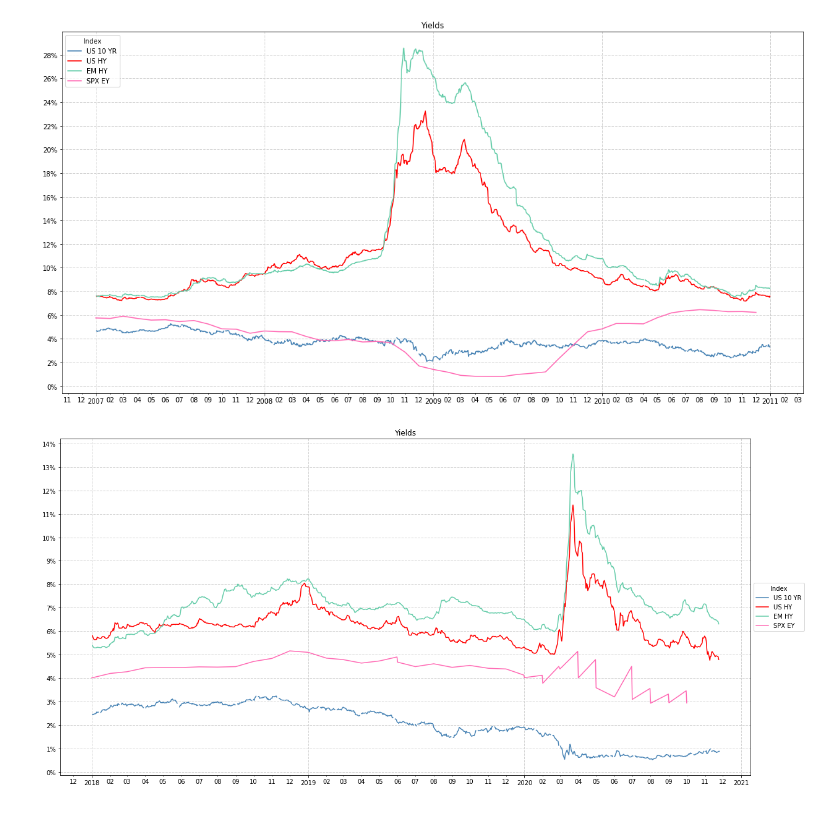
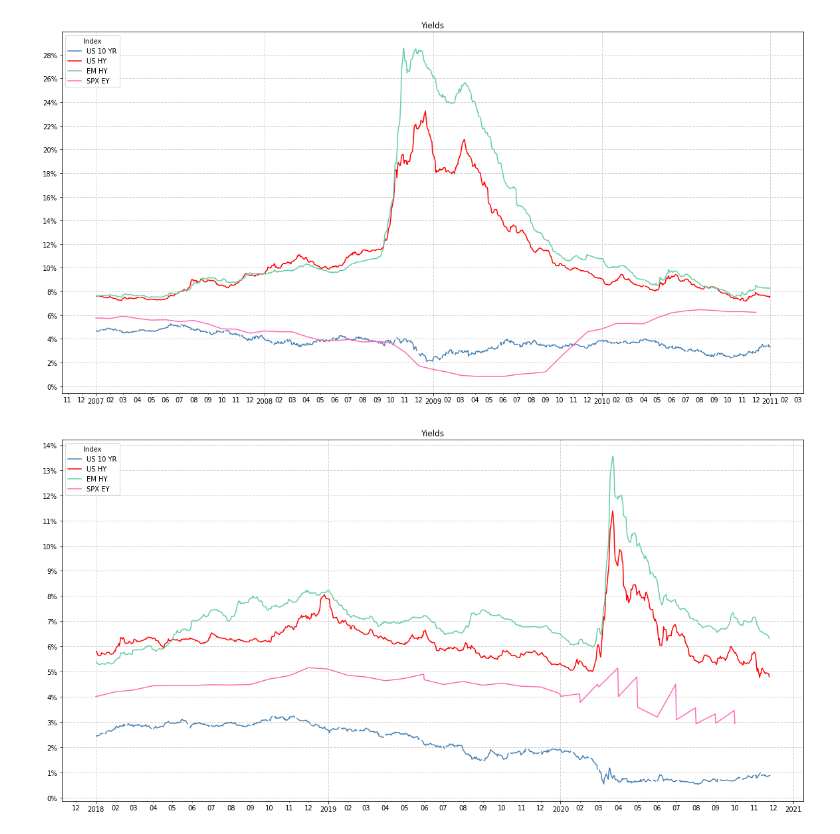
Before and after one commit to AmitSamra/Bonds, a Jupyter notebook: bonds.ipynb, the cells around one changed output. Cells and saved outputs as stored; diff of their text form; code cells hidden in the pictures.

```diff
--- a/bonds.ipynb
+++ b/bonds.ipynb
@@ -644,34 +644,34 @@ ax.plot(df_combined_1920.DATE, df_combined_1920['10 YR'], color='steelblue')
 ax.plot(df_combined_1920.DATE, df_combined_1920.BAMLH0A0HYM2EY, color='red')
 ax.plot(df_combined_1920.DATE, df_combined_1920.BAMLEMHBHYCRPIEY, color='mediumaquamarine')
 ax.plot(df_sp500_1920.DATE, df_sp500_1920['SPX Yield'], color='hotpink')
 ax.set_title('Yields')
 
 ax.yaxis.set_major_formatter(
     ticker.FuncFormatter(lambda y,p: format(str(int(y))+'%',''))
 )
 
 plt.yticks([y for y in range(0,15,1)])
 
 years = mdates.YearLocator()   # every year
 months = mdates.MonthLocator()  # every month
 years_fmt = mdates.DateFormatter('%Y')
 months_fmt = mdates.DateFormatter('%m')
 
 ax.xaxis.set_major_locator(years)
 ax.xaxis.set_major_formatter(years_fmt)
 ax.xaxis.set_minor_locator(months)
 ax.xaxis.set_minor_formatter(months_fmt)
 
 plt.grid(color='lightgray', linestyle='--', linewidth=1)
 
 ax.legend(
     title = 'Index',
     labels = ['US 10 YR', 'US HY', 'EM HY', 'SPX EY'],
-    loc = 'center left',
-    bbox_to_anchor = (1,.5,0,0)
+    loc = 'upper left',
+    bbox_to_anchor = (0,1,0,0)
 )
 
 plt.show()
-#ax.figure.savefig('./img/yields_1920.png', bbox_inches='tight', dpi=150)
+ax.figure.savefig('./img/yields_1920.png', bbox_inches='tight', dpi=150)
 # %% [output]
-[figure, old version]
+[figure, new version]
```
Also changed, not shown: parts of 3 cells of this notebook, 1 other file.
